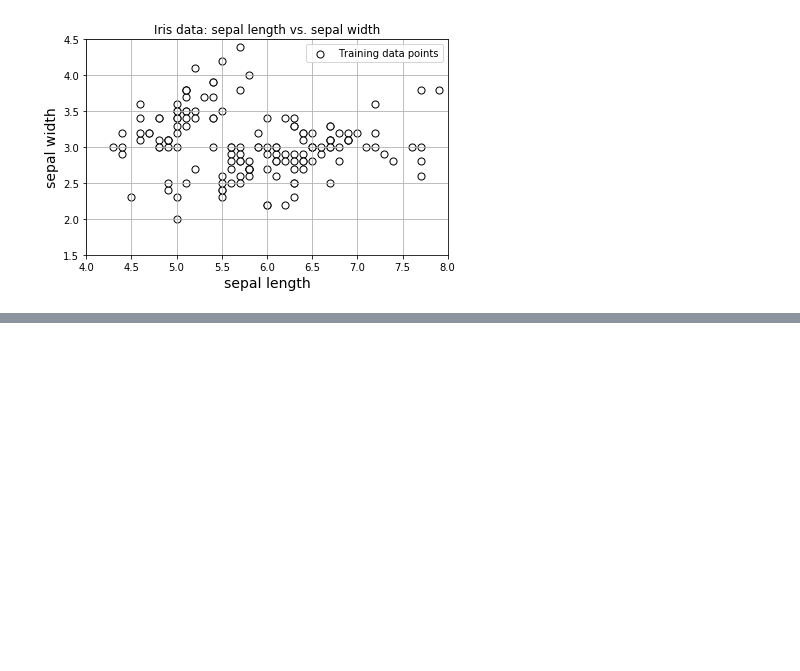
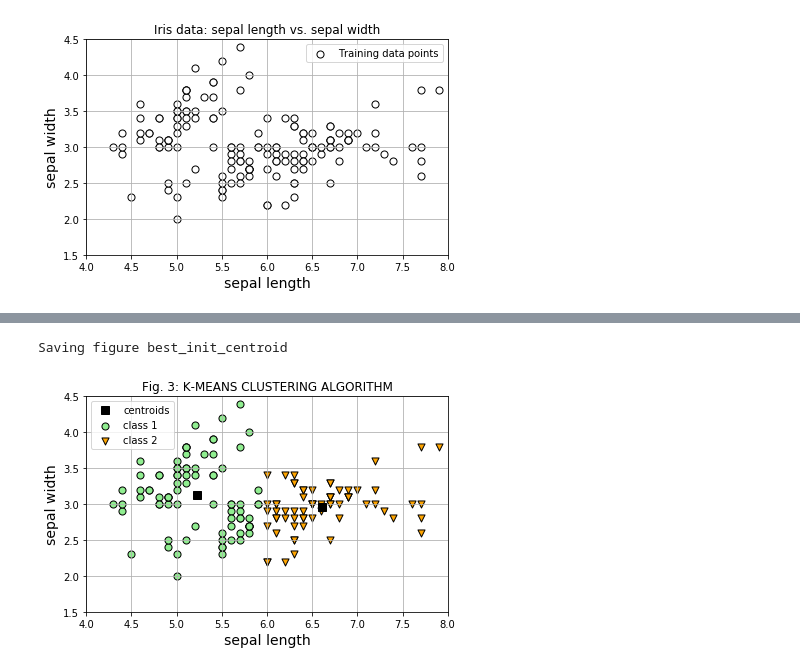
Before and after one commit to csikasote/CSC4792-2019, a Jupyter notebook: clustering/kmeans/kMeans.ipynb, the cells around one changed output, grey strips where cells are left out. Cells and saved outputs as stored; diff of their text form; code cells hidden in the pictures; blank space fills up the shorter version.

```diff
--- a/clustering/kmeans/kMeans.ipynb
+++ b/clustering/kmeans/kMeans.ipynb
@@ -112,0 +94,7 @@ KMeans distortion: 58.263
+# %%
+# Run K-Means with Initialization that gives lowest distortion
+initial_centroids, distortion = findBestInitialCentroid(K,X,max_iters, num_iters)
+print("Initial centroid:\n",initial_centroids)
+print("\nDistortion (at initial centroid):{}".format(distortion))
+centroid, idx = kmeans_model(X, initial_centroids, max_iters=10)
+print("\nResultant centroid:\n",centroid)
@@ -112,0 +111,12 @@ KMeans distortion: 58.263
+# %%
+plt.figure(3)
+plt.title('Fig. 3: K-MEANS CLUSTERING ALGORITHM')
+plot_clusters(X,idx)
+plt.plot(centroids[:,0], centroids[:,1], 's',color='black',markersize=8,label="centroids")
+plt.axis([4.0,8.0,1.5,4.5])
+plt.legend()
+save_fig("best_init_centroid")
+plt.show()
+# %% [output]
+Saving figure best_init_centroid
+[figure, added]
```
Also changed, not shown: parts of 7 cells of this notebook, 5 other files.
